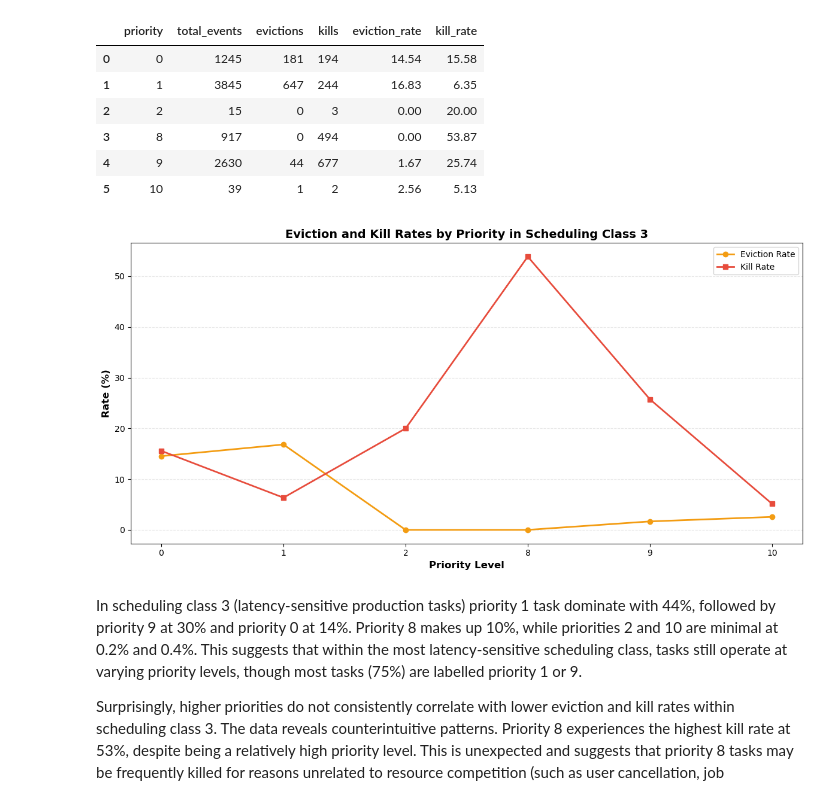
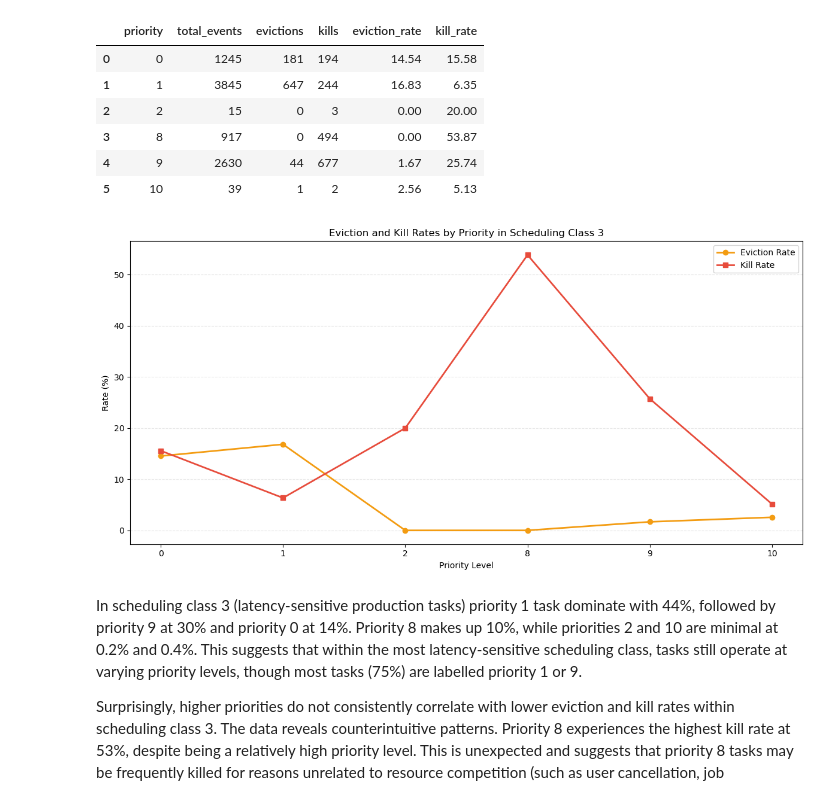
Before and after one commit to len-rtz/LDMS-google-traces-spark, a Jupyter notebook: google_cluster_analysis.ipynb, the cells around one changed output. Saved outputs shown, nothing was run; the diff lists cells and outputs as text; code cells hidden in the pictures.

```diff
--- a/google_cluster_analysis.ipynb
+++ b/google_cluster_analysis.ipynb
@@ -1438,25 +1438,26 @@ df_class3_rates.toPandas()
 # %%
 df_plot = df_class3_rates.orderBy("priority").toPandas()
 
 fig, ax = plt.subplots(figsize=(12, 6))
 
 x_pos = range(len(df_plot))
 priorities = df_plot['priority'].tolist()
 
 ax.plot(x_pos, df_plot['eviction_rate'], marker='o', label='Eviction Rate', color='#f39c12', linewidth=2)
 ax.plot(x_pos, df_plot['kill_rate'], marker='s', label='Kill Rate', color='#e74c3c', linewidth=2)
-ax.set_xlabel('Priority Level', fontsize=12, fontweight='bold')
-ax.set_ylabel('Rate (%)', fontsize=12, fontweight='bold')
-ax.set_title('Eviction and Kill Rates by Priority in Scheduling Class 3', fontsize=14, fontweight='bold')
+ax.set_xlabel('Priority Level')
+ax.set_ylabel('Rate (%)')
+ax.set_title('Eviction and Kill Rates by Priority in Scheduling Class 3')
 ax.set_xticks(x_pos)
 ax.set_xticklabels(priorities)
 ax.legend()
 ax.grid(axis='y', alpha=0.3, linestyle='--')
 
 plt.tight_layout()
 plt.show()
+fig.savefig('images/task11-2.png', bbox_inches='tight', dpi=300)
 # %% [output]
-[figure, old version]
+[figure, new version]
 # %% [markdown]
 In scheduling class 3 (latency-sensitive production tasks) priority 1 task dominate with 44%, followed by priority 9 at 30% and priority 0 at 14%. Priority 8 makes up 10%, while priorities 2 and 10 are minimal at 0.2% and 0.4%. This suggests that within the most latency-sensitive scheduling class, tasks still operate at varying priority levels, though most tasks (75%) are labelled priority 1 or 9.
 
```
Also changed, not shown: parts of 1 cell of this notebook, 3 other files.
